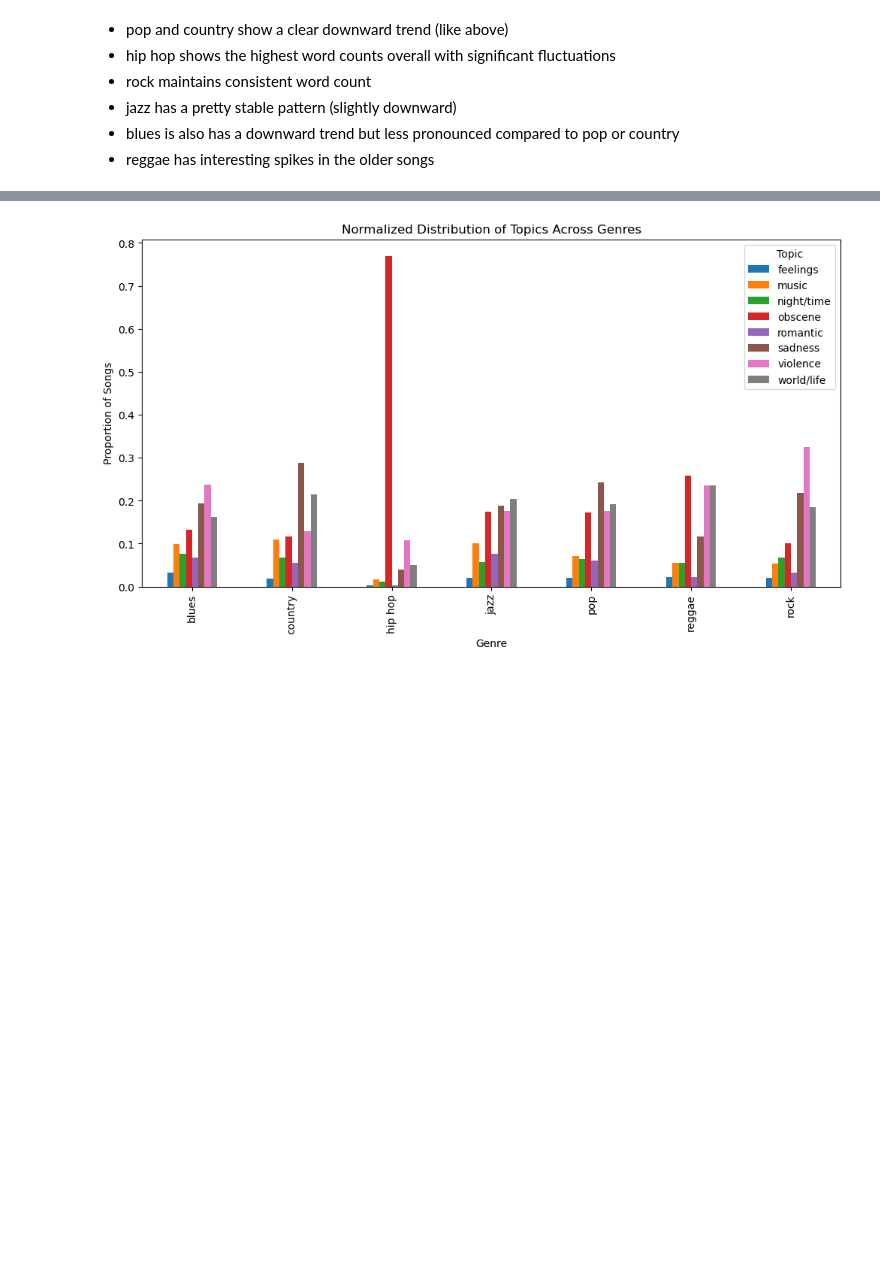
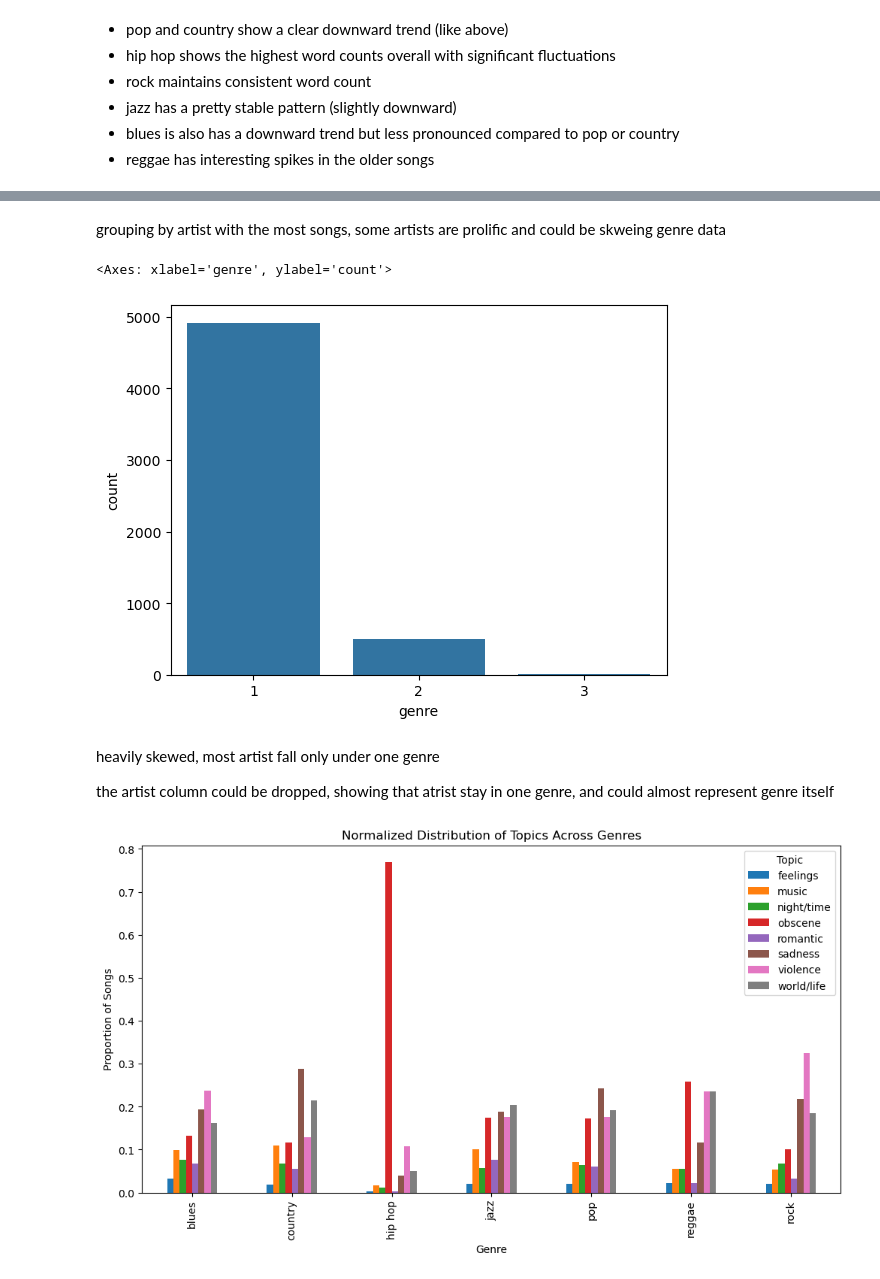
Before and after one commit to krystelcr/Music-Recommendation-Algorithm, a Jupyter notebook: code/dataprep/eda.ipynb, the cells around one changed output, grey strips where cells are left out. Drawn from its saved outputs; the diff is of its cells as text; code cells hidden in the pictures; blank space fills up the shorter version.

```diff
--- a/code/dataprep/eda.ipynb
+++ b/code/dataprep/eda.ipynb
@@ -215,3 +231,15 @@ plt.show()
+# %% [markdown]
+grouping by artist with the most songs, some artists are prolific and could be skweing genre data
+# %%
+artistg = df.groupby('artist_name')['genre'].nunique()
+sns.barplot(artistg.value_counts())
+# %% [output]
+<Axes: xlabel='genre', ylabel='count'>
+[figure, added]
+# %% [markdown]
+heavily skewed, most artist fall only under one genre
+
+the artist column could be dropped, showing that atrist stay in one genre, and could almost represent genre itself
 # %%
 pivotdf = df.pivot_table(index='genre', columns='topic', aggfunc='size')
 # %%
```
Also changed, not shown: parts of 2 cells of this notebook, 3 other files.
